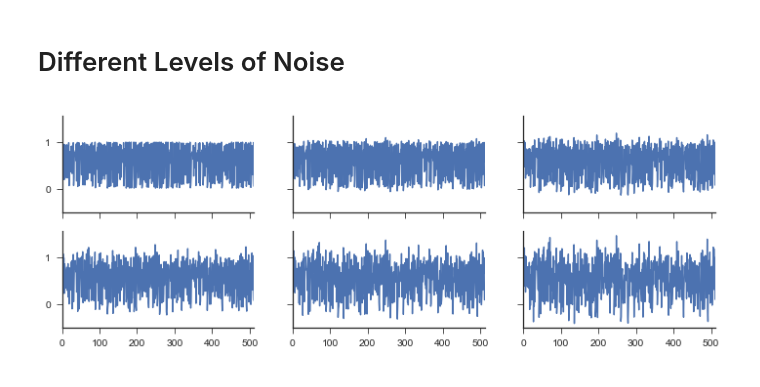
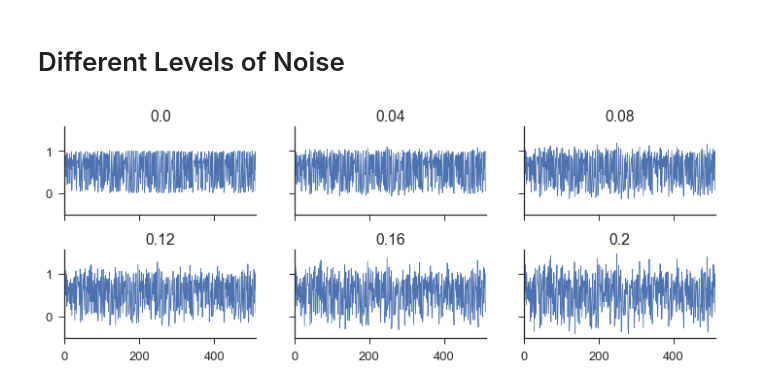
Before and after one commit to nickc1/skedm, a Jupyter notebook: scripts/skedm_examples.ipynb, the cells around one changed output. Cells and saved outputs as stored; diff of their text form; code cells hidden in the pictures.

```diff
--- a/scripts/skedm_examples.ipynb
+++ b/scripts/skedm_examples.ipynb
@@ -552,0 +558,5 @@ plt.plot(nn_list,s_range);
+# %%
+fig,ax = plt.subplots(2,1,sharex=True,figsize=(10,4))
+ax[0].plot(x1)
+ax[1].plot(x2)
+sns.despine()
@@ -561,10 +580,12 @@ for noise in noise_levels:
 # %%
 fig,axes = plt.subplots(2,3,figsize=(12,4),sharex=True,sharey=True)
 
-for ax,ts in zip(axes.ravel(),D):
+for ax,ts,nl in zip(axes.ravel(), D, noise_levels):
 
-    ax.plot(ts)
+    ax.plot(ts,linewidth=.75)
     ax.set_xlim(0,512)
+    ax.set_title(nl)
 sns.despine()
+fig.subplots_adjust(hspace=.4)
 # %% [output]
-[figure, old version]
+[figure, new version]
```
Also changed, not shown: parts of 42 cells of this notebook, 4 other files.
